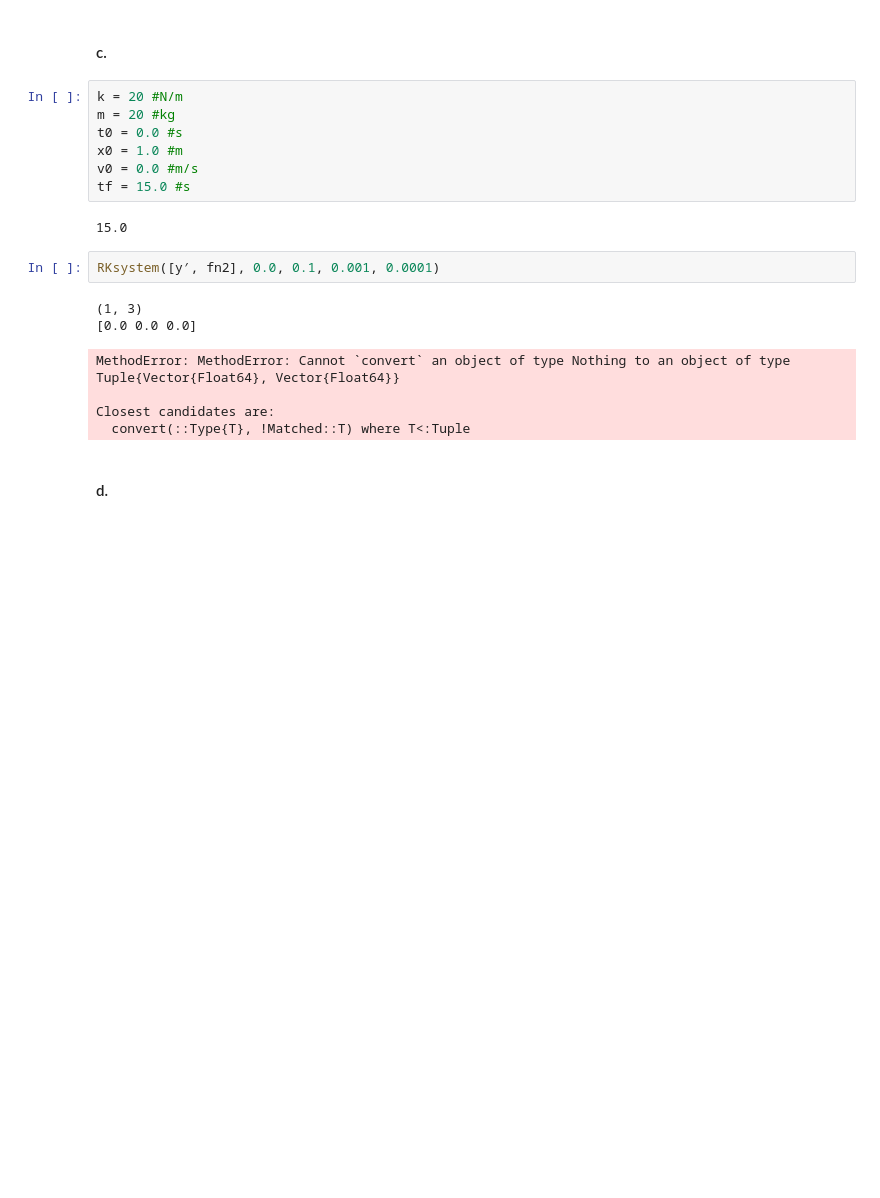
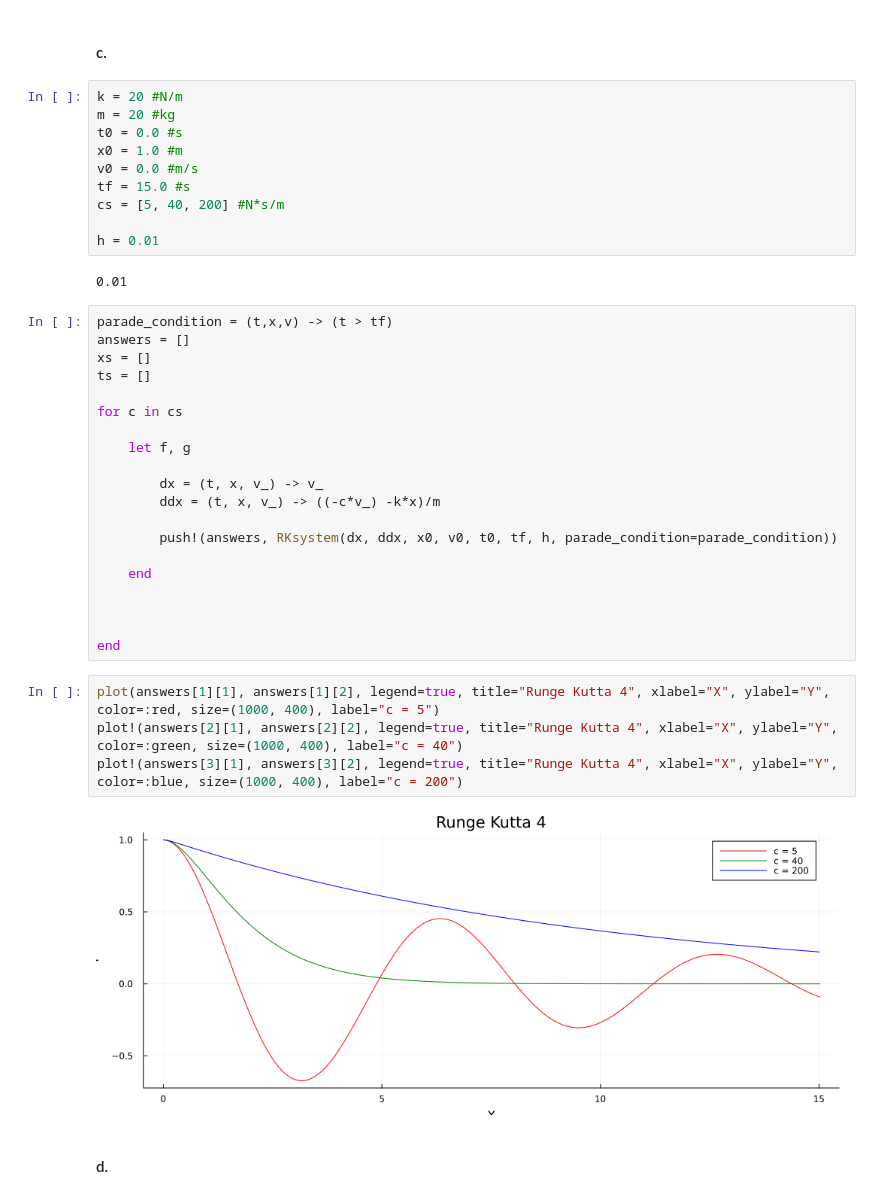
Before and after one commit to DaveAlsina/8tavoSemestre, a Jupyter notebook: numerico/taller2/taller2solucion_new.ipynb, the cells around one changed output. Saved outputs shown, nothing was run; the diff lists cells and outputs as text; blank space fills up the shorter version.

```diff
--- a/numerico/taller2/taller2solucion_new.ipynb
+++ b/numerico/taller2/taller2solucion_new.ipynb
@@ -669,17 +669,37 @@ t0 = 0.0 #s
 x0 = 1.0 #m
 v0 = 0.0 #m/s
 tf = 15.0 #s
+cs = [5, 40, 200] #N*s/m
+
+h = 0.01
 # %% [output]
-15.0
+0.01
-# %%
-RKsystem([y′, fn2], 0.0, 0.1, 0.001, 0.0001)
-# %% [output]
-(1, 3)
-[0.0 0.0 0.0]
-MethodError: MethodError: Cannot `convert` an object of type Nothing to an object of type Tuple{Vector{Float64}, Vector{Float64}}
-
-Closest candidates are:
-  convert(::Type{T}, !Matched::T) where T<:Tuple
+# %%
+parade_condition = (t,x,v) -> (t > tf)
+answers = []
+xs = []
+ts = []
+
+for c in cs
+
+    let f, g
+
+        dx = (t, x, v_) -> v_
+        ddx = (t, x, v_) -> ((-c*v_) -k*x)/m
+
+        push!(answers, RKsystem(dx, ddx, x0, v0, t0, tf, h, parade_condition=parade_condition))
+
+    end
+
+
+
+end
+# %%
+plot(answers[1][1], answers[1][2], legend=true, title="Runge Kutta 4", xlabel="X", ylabel="Y", color=:red, size=(1000, 400), label="c = 5")
+plot!(answers[2][1], answers[2][2], legend=true, title="Runge Kutta 4", xlabel="X", ylabel="Y", color=:green, size=(1000, 400), label="c = 40")
+plot!(answers[3][1], answers[3][2], legend=true, title="Runge Kutta 4", xlabel="X", ylabel="Y", color=:blue, size=(1000, 400), label="c = 200")
+# %% [output]
+[figure, added]
 # %% [markdown]
 #### d.
 # %% [markdown]
```
Also changed, not shown: parts of 7 cells of this notebook, 1 other file.
